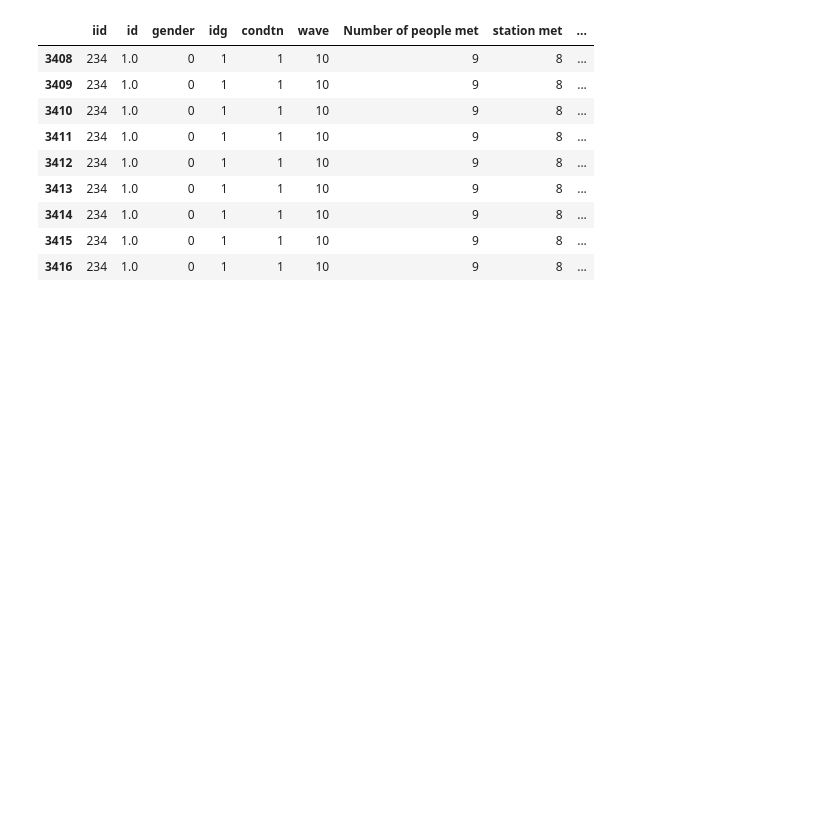
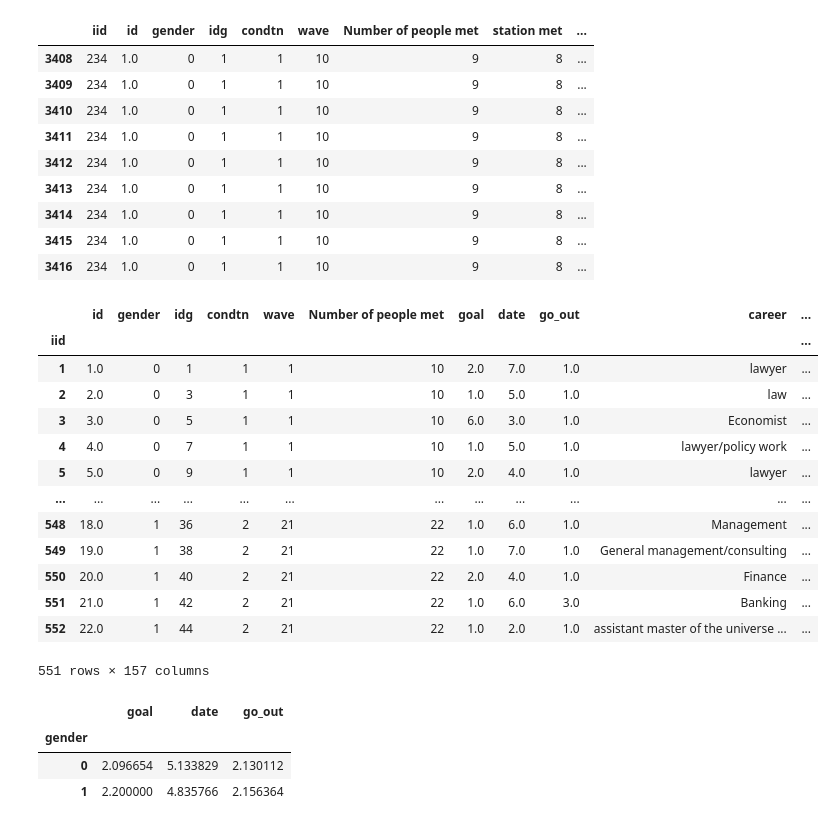
Before and after one commit to okwan91/Speed_dating, a Jupyter notebook: Notebooks/Workbook.ipynb, the cells around one changed output. Saved outputs shown, nothing was run; the diff lists cells and outputs as text; code cells hidden in the pictures; blank space fills up the shorter version.

```diff
--- a/Notebooks/Untitled.ipynb
+++ b/Notebooks/Workbook.ipynb
@@ -87,3 +90,62 @@ c_234 = data.loc[data['iid'] == 234]
 | 3414 | 234 | 1.0 | 0 | 1 | 1 | 10 | 9 | 8 | ... |
 | 3415 | 234 | 1.0 | 0 | 1 | 1 | 10 | 9 | 8 | ... |
 | 3416 | 234 | 1.0 | 0 | 1 | 1 | 10 | 9 | 8 | ... |
+# %%
+intentions = data.copy(deep=True)
+
+intentions.drop(intentions.iloc[:,7:45],axis = 1, inplace = True)
+
+intentions_df = intentions.groupby('iid').min()
+
+intentions_df
+# %% [output]
+|  | id | gender | idg | condtn | wave | Number of people met | goal | date | go_out | career | ... |
+| iid |  |  |  |  |  |  |  |  |  |  | ... |
+| 1 | 1.0 | 0 | 1 | 1 | 1 | 10 | 2.0 | 7.0 | 1.0 | lawyer | ... |
+| 2 | 2.0 | 0 | 3 | 1 | 1 | 10 | 1.0 | 5.0 | 1.0 | law | ... |
+| 3 | 3.0 | 0 | 5 | 1 | 1 | 10 | 6.0 | 3.0 | 1.0 | Economist | ... |
+| 4 | 4.0 | 0 | 7 | 1 | 1 | 10 | 1.0 | 5.0 | 1.0 | lawyer/policy work | ... |
+| 5 | 5.0 | 0 | 9 | 1 | 1 | 10 | 2.0 | 4.0 | 1.0 | lawyer | ... |
+| ... | ... | ... | ... | ... | ... | ... | ... | ... | ... | ... | ... |
+| 548 | 18.0 | 1 | 36 | 2 | 21 | 22 | 1.0 | 6.0 | 1.0 | Management | ... |
+| 549 | 19.0 | 1 | 38 | 2 | 21 | 22 | 1.0 | 7.0 | 1.0 | General management/consulting | ... |
+| 550 | 20.0 | 1 | 40 | 2 | 21 | 22 | 2.0 | 4.0 | 1.0 | Finance | ... |
+| 551 | 21.0 | 1 | 42 | 2 | 21 | 22 | 1.0 | 6.0 | 3.0 | Banking | ... |
+| 552 | 22.0 | 1 | 44 | 2 | 21 | 22 | 1.0 | 2.0 | 1.0 | assistant master of the universe ... | ... |
+551 rows × 157 columns
+# %%
+'''
+What is your primary goal in participating in this event?
+    Seemed like a fun night out=1
+	To meet new people=2
+	To get a date=3
+	Looking for a serious relationship=4
+	To say I did it=5
+	Other=6
+
+    In general, how frequently do you go on dates?
+	Several times a week=1
+	Twice a week=2
+	Once a week=3
+	Twice a month=4
+	Once a month=5
+	Several times a year=6
+	Almost never=7
+
+    How often do you go out (not necessarily on dates)?
+	Several times a week=1
+	Twice a week=2
+	Once a week=3
+	Twice a month=4
+	Once a month=5
+	Several times a year=6
+	Almost never=7
+    '''
+gender_intentions = intentions_df.groupby('gender')['goal','date','go_out'].agg('mean')
+
+gender_intentions
+# %% [output]
+|  | goal | date | go_out |
+| gender |  |  |  |
+| 0 | 2.096654 | 5.133829 | 2.130112 |
+| 1 | 2.200000 | 4.835766 | 2.156364 |
```
Also changed, not shown: parts of 6 cells of this notebook.
